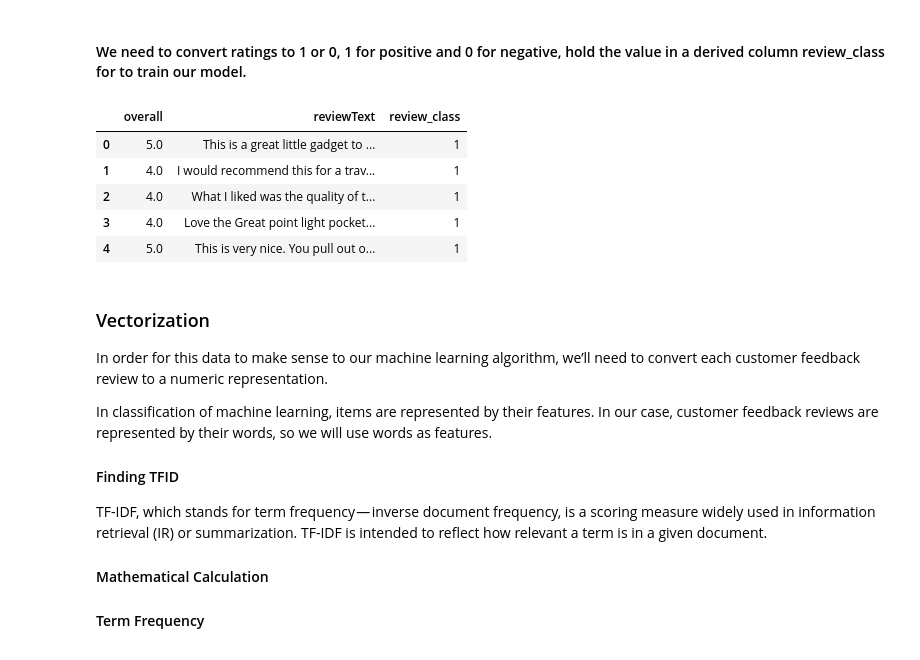
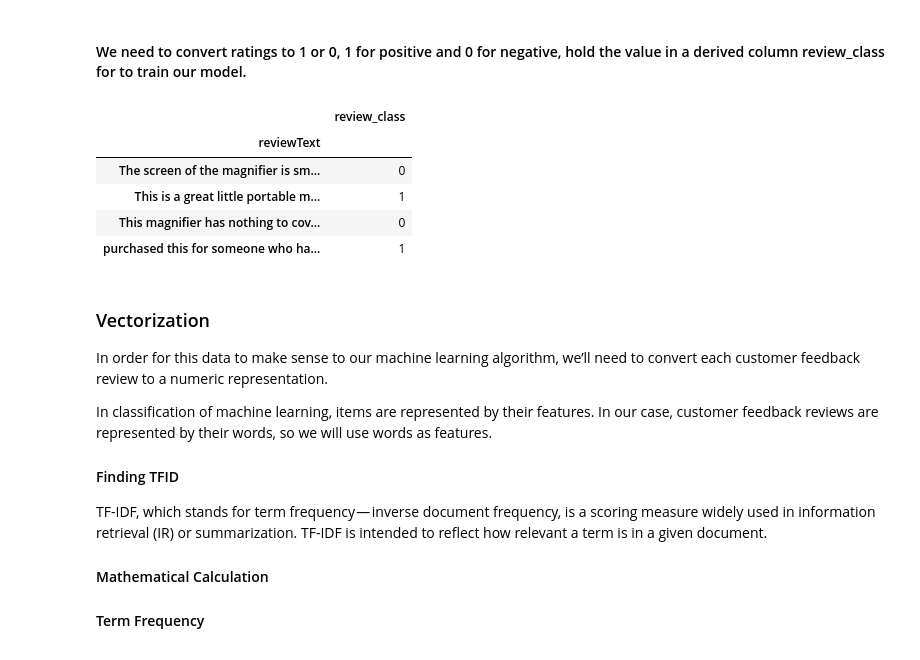
Before and after one commit to PramodaMajhi/sentiment-analysis, a Jupyter notebook: SentimentAnalysis-classical.ipynb, the cells around one changed output. Saved outputs shown, nothing was run; the diff lists cells and outputs as text; code cells hidden in the pictures.

```diff
--- a/SentimentAnalysis-classical.ipynb
+++ b/SentimentAnalysis-classical.ipynb
@@ -42,14 +42,18 @@ As this is a binary classification problem, we need to convert ratings to 1 or 0
 # %%
 df = df[['overall','reviewText']]
 df['review_class'] = [1 if x > 3 else 0 for x in df.overall]
-df.head(5)
-# %% [output]
-|  | overall | reviewText | review_class |
-| 0 | 5.0 | This is a great little gadget to ... | 1 |
-| 1 | 4.0 | I would recommend this for a trav... | 1 |
-| 2 | 4.0 | What I liked was the quality of t... | 1 |
-| 3 | 4.0 | Love the Great point light pocket... | 1 |
-| 4 | 5.0 | This is very nice. You pull out o... | 1 |
+# %%
+df1 = df[['reviewText','review_class']]
+# %%
+df1.set_index("reviewText", inplace=True)
+df1.iloc[[8,16, 17, 20]]
+# %% [output]
+|  | review_class |
+| reviewText |  |
+| The screen of the magnifier is sm... | 0 |
+| This is a great little portable m... | 1 |
+| This magnifier has nothing to cov... | 0 |
+| purchased this for someone who ha... | 1 |
 # %% [markdown]
 ### Vectorization
 In order for this data to make sense to our machine learning algorithm, we’ll need to convert each customer feedback review to a numeric representation.
```
Also changed, not shown: parts of 3 cells of this notebook, 2 other files.
